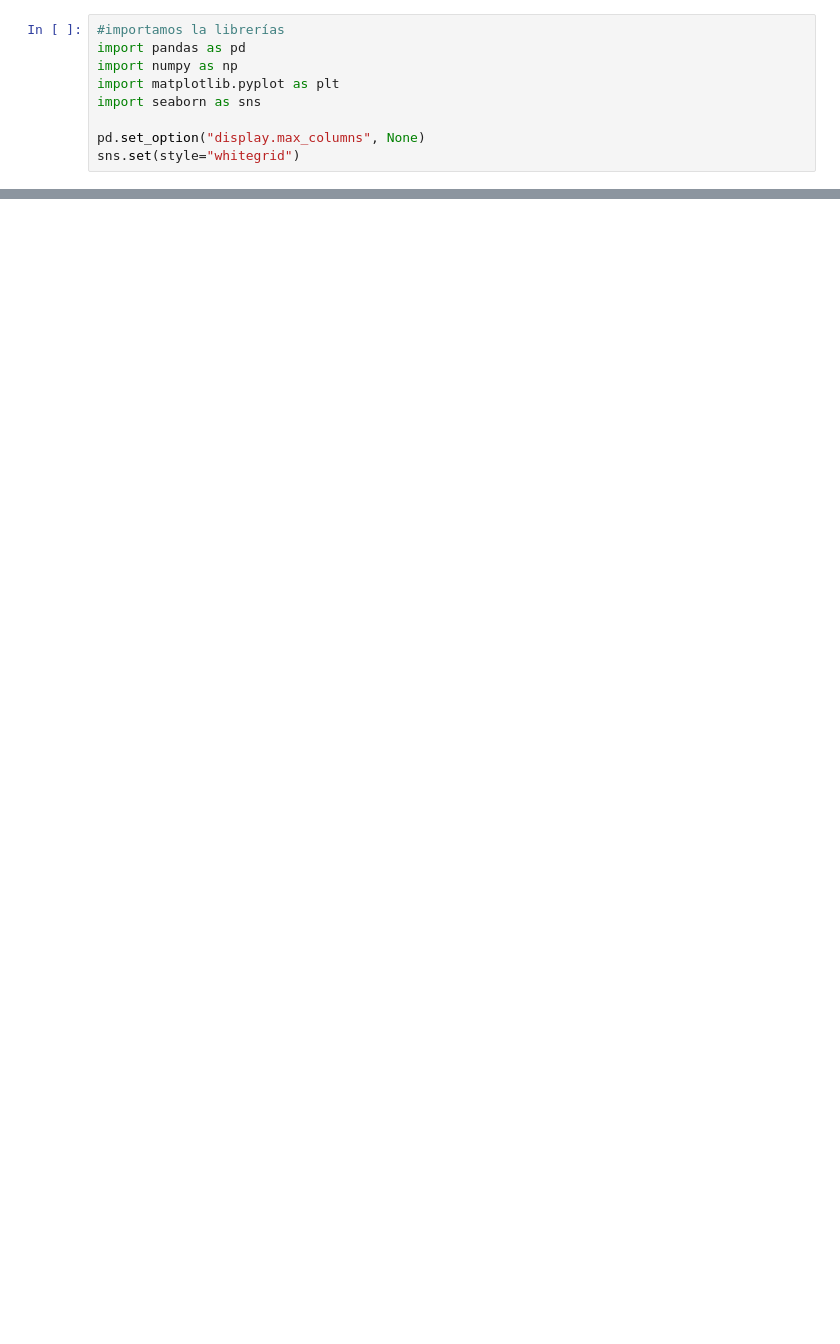
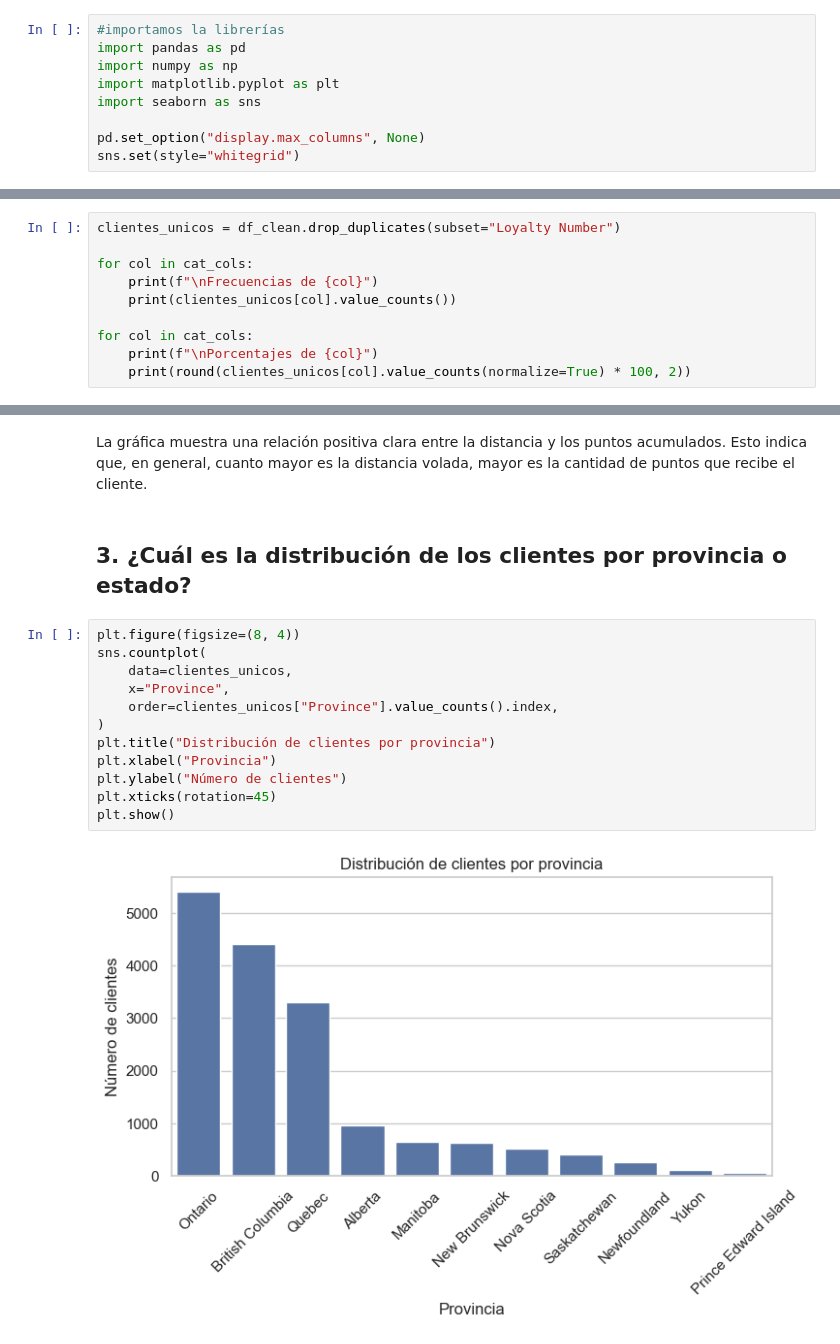
Before and after one commit to Adalab/bda-modulo-3-evaluacion-final-martalm67, a Jupyter notebook: notebooks/ejercicio-evaluación.ipynb, the cells around one changed output, grey strips where cells are left out. Cells and saved outputs as stored; diff of their text form; blank space fills up the shorter version.

```diff
--- a/notebooks/ejercicio-evaluación.ipynb
+++ b/notebooks/ejercicio-evaluación.ipynb
@@ -15,0 +632,10 @@ FileNotFoundError: [Errno 2] No such file or directory: '../data/customer_flight
+# %%
+clientes_unicos = df_clean.drop_duplicates(subset="Loyalty Number")
+
+for col in cat_cols:
+    print(f"\nFrecuencias de {col}")
+    print(clientes_unicos[col].value_counts())
+
+for col in cat_cols:
+    print(f"\nPorcentajes de {col}")
+    print(round(clientes_unicos[col].value_counts(normalize=True) * 100, 2))
@@ -15,0 +698,18 @@ FileNotFoundError: [Errno 2] No such file or directory: '../data/customer_flight
+# %% [markdown]
+La gráfica muestra una relación positiva clara entre la distancia y los puntos acumulados. Esto indica que, en general, cuanto mayor es la distancia volada, mayor es la cantidad de puntos que recibe el cliente.
+# %% [markdown]
+## 3. ¿Cuál es la distribución de los clientes por provincia o estado?
+# %%
+plt.figure(figsize=(8, 4))
+sns.countplot(
+    data=clientes_unicos,
+    x="Province",
+    order=clientes_unicos["Province"].value_counts().index,
+)
+plt.title("Distribución de clientes por provincia")
+plt.xlabel("Provincia")
+plt.ylabel("Número de clientes")
+plt.xticks(rotation=45)
+plt.show()
+# %% [output]
+[figure, added]
```
Also changed, not shown: parts of 87 cells of this notebook, 1 other file.
